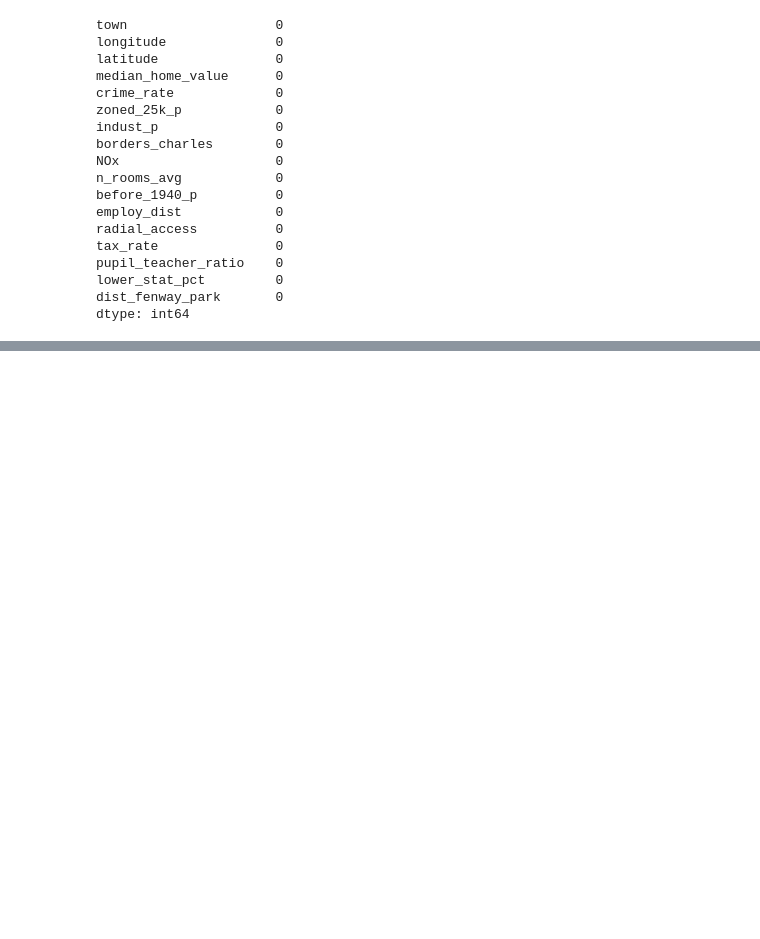
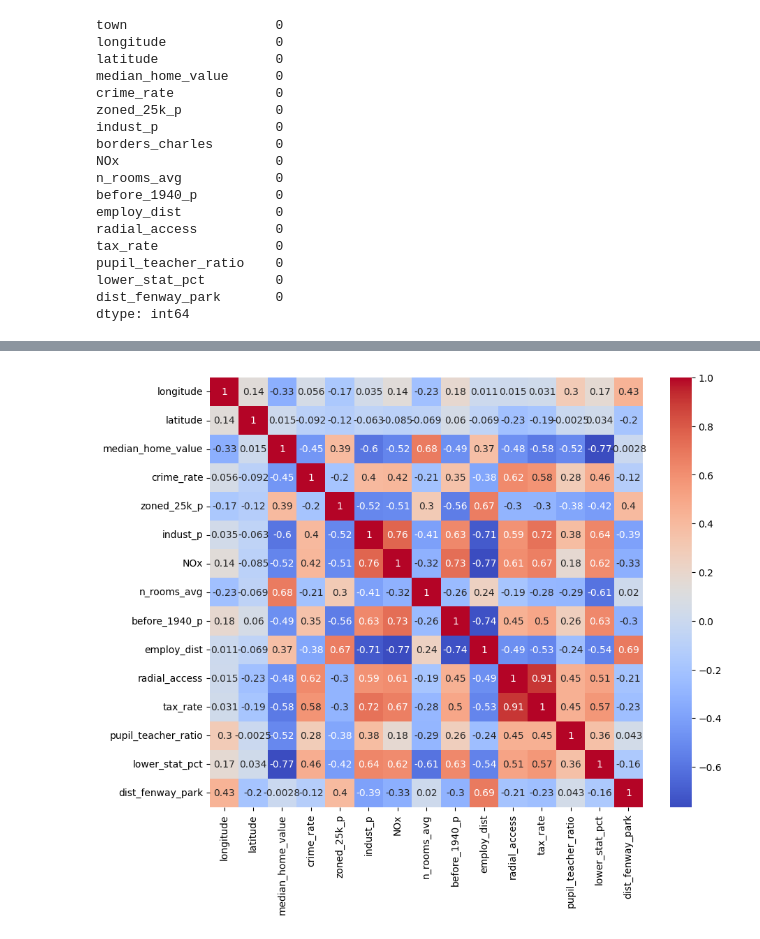
Before and after one commit to Darknight47/Regression, a Jupyter notebook: Simple Linear Regression/simple_linear_reg.ipynb, the cells around one changed output, grey strips where cells are left out. Saved outputs shown, nothing was run; the diff lists cells and outputs as text; code cells hidden in the pictures; blank space fills up the shorter version.

Commit message:
added correlation matrix

```diff
--- a/Simple Linear Regression/simple_linear_reg.ipynb
+++ b/Simple Linear Regression/simple_linear_reg.ipynb
@@ -135,0 +139,4 @@ dtype: int64
+# %%
+# Correlation is only for numerical variables
+boston_numerical_features =  boston[["longitude","latitude", "median_home_value", "crime_rate","zoned_25k_p", "indust_p", "NOx", "n_rooms_avg",
+                                   "before_1940_p", "employ_dist", "radial_access", "tax_rate", "pupil_teacher_ratio", "lower_stat_pct", "dist_fenway_park"]]
@@ -135,0 +152,8 @@ dtype: int64
+# %%
+correlation_matrix = boston_numerical_features.corr()
+# %%
+plt.figure(figsize=(10, 8))
+sns.heatmap(correlation_matrix, annot=True, cmap='coolwarm')
+plt.show()
+# %% [output]
+[figure, added]
```
Also changed, not shown: parts of 3 cells of this notebook.
